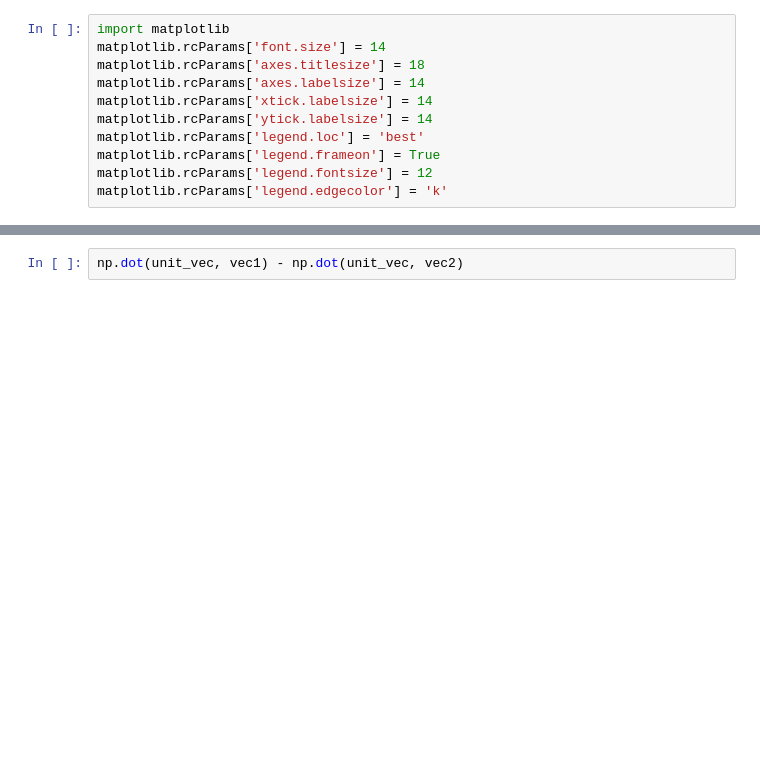
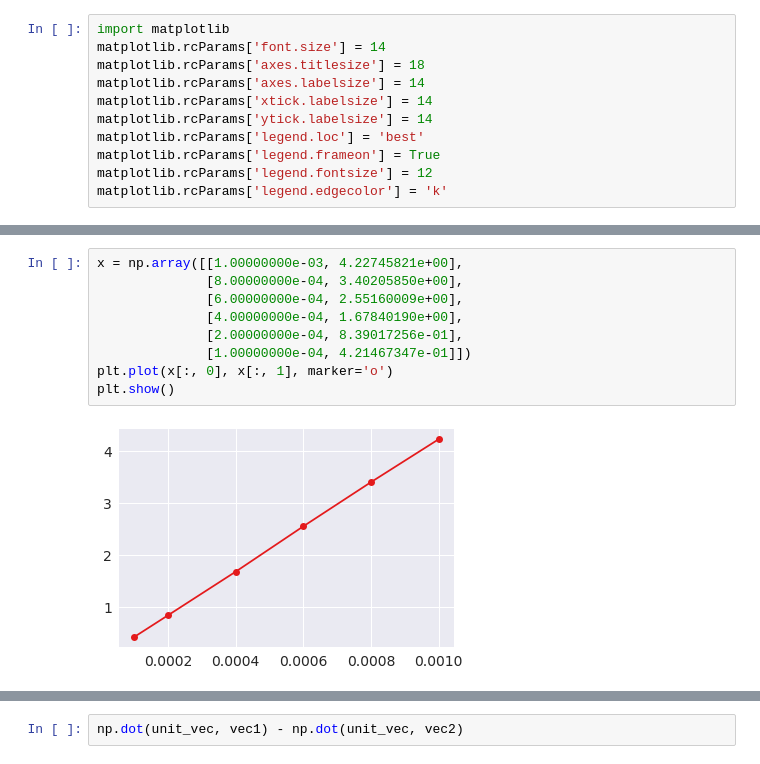
Before and after one commit to JunjiHanatani/Genetic-Algorithm, a Jupyter notebook: Project/CubicRobot/log/LogCheck.ipynb, the cells around one changed output, grey strips where cells are left out. Cells and saved outputs as stored; diff of their text form; blank space fills up the shorter version.

```diff
--- a/Project/CubicRobot/log/LogCheck.ipynb
+++ b/Project/CubicRobot/log/LogCheck.ipynb
@@ -92,0 +118,11 @@ np.dot(unit_vec, vec)
+# %%
+x = np.array([[1.00000000e-03, 4.22745821e+00],
+              [8.00000000e-04, 3.40205850e+00],
+              [6.00000000e-04, 2.55160009e+00],
+              [4.00000000e-04, 1.67840190e+00],
+              [2.00000000e-04, 8.39017256e-01],
+              [1.00000000e-04, 4.21467347e-01]])
+plt.plot(x[:, 0], x[:, 1], marker='o')
+plt.show()
+# %% [output]
+[figure, added]
```
Also changed, not shown: parts of 7 cells of this notebook, 19 other files.
